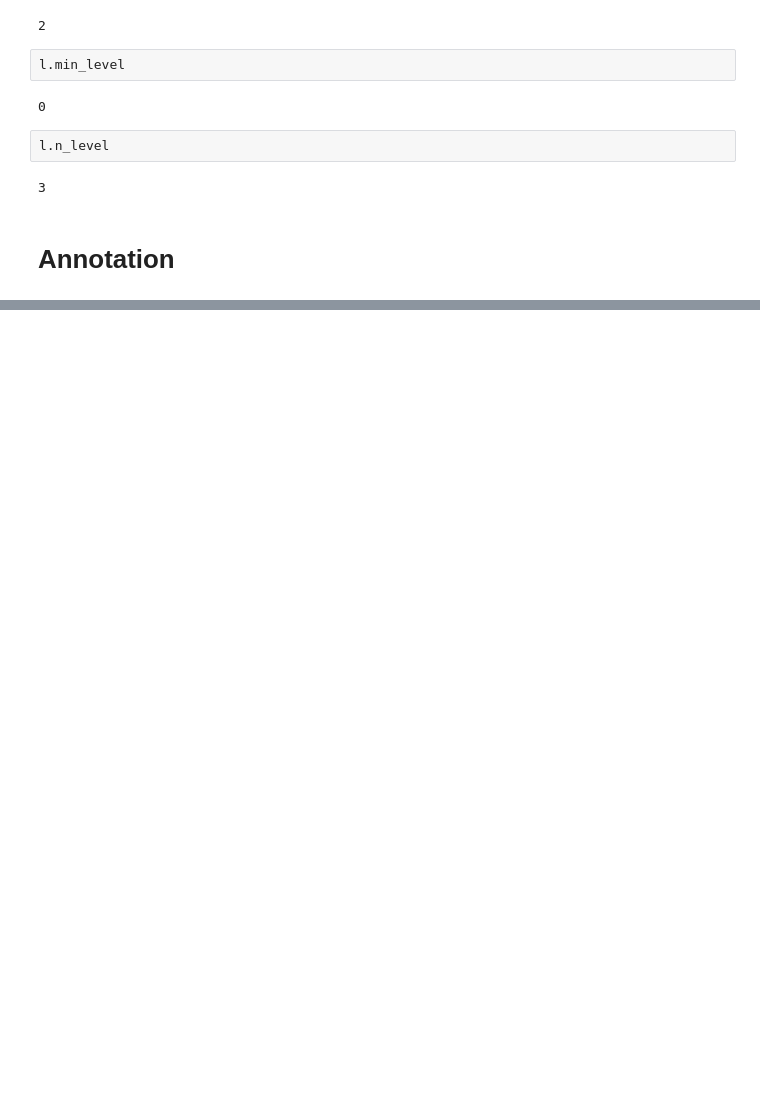
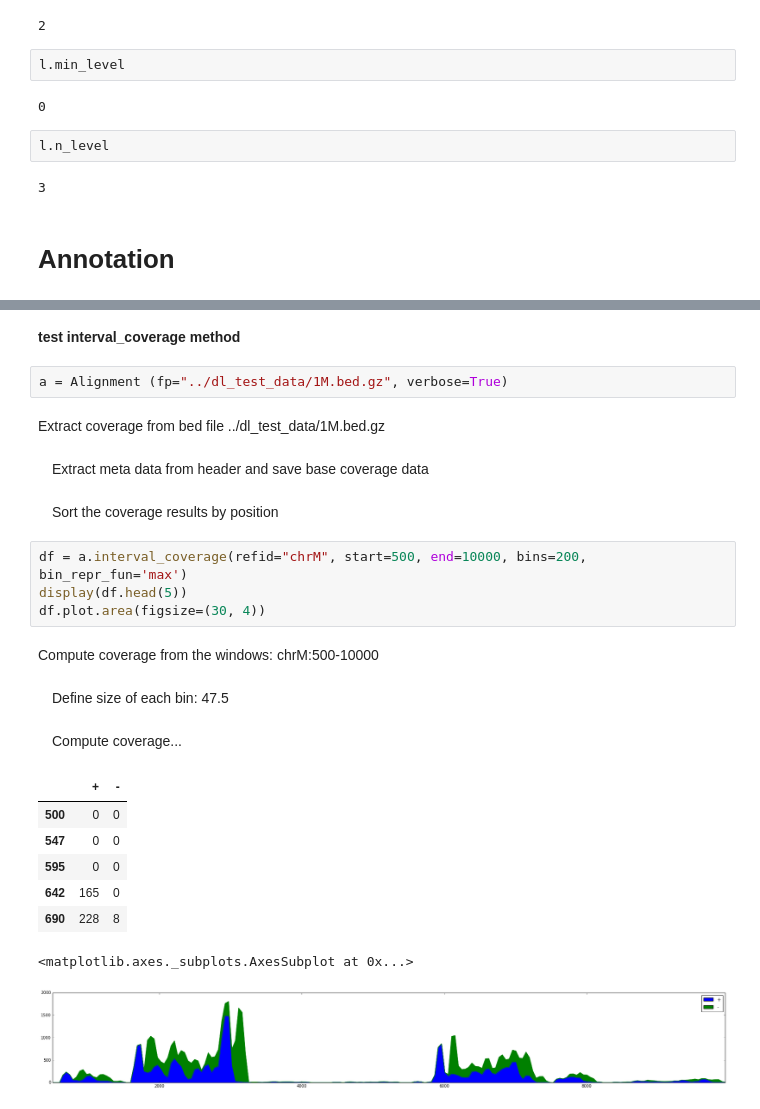
Before and after one commit to a-slide/JupyterGenoViewer, a Jupyter notebook: JGV/JGV_Test_Notebook.ipynb, the cells around one changed output, grey strips where cells are left out. Saved outputs shown, nothing was run; the diff lists cells and outputs as text; blank space fills up the shorter version.

Commit message:
add tests and update annotation reference and alignment classes

```diff
--- a/JGV/JGV_Test_Notebook.ipynb
+++ b/JGV/JGV_Test_Notebook.ipynb
@@ -448,0 +833,24 @@ class Annotation(builtins.object)
+# %% [markdown]
+**test interval_coverage method**
+# %%
+a = Alignment (fp="../dl_test_data/1M.bed.gz", verbose=True)
+# %% [output]
+Extract coverage from bed file ../dl_test_data/1M.bed.gz
+Extract meta data from header and save base coverage data
+Sort the coverage results by position
+# %%
+df = a.interval_coverage(refid="chrM", start=500, end=10000, bins=200, bin_repr_fun='max')
+display(df.head(5))
+df.plot.area(figsize=(30, 4))
+# %% [output]
+Compute coverage from the windows: chrM:500-10000
+Define size of each bin: 47.5
+Compute coverage...
+|  | + | - |
+| 500 | 0 | 0 |
+| 547 | 0 | 0 |
+| 595 | 0 | 0 |
+| 642 | 165 | 0 |
+| 690 | 228 | 8 |
+<matplotlib.axes._subplots.AxesSubplot at 0x...>
+[figure, added]
```
Also changed, not shown: parts of 61 cells of this notebook, 10 other files.
